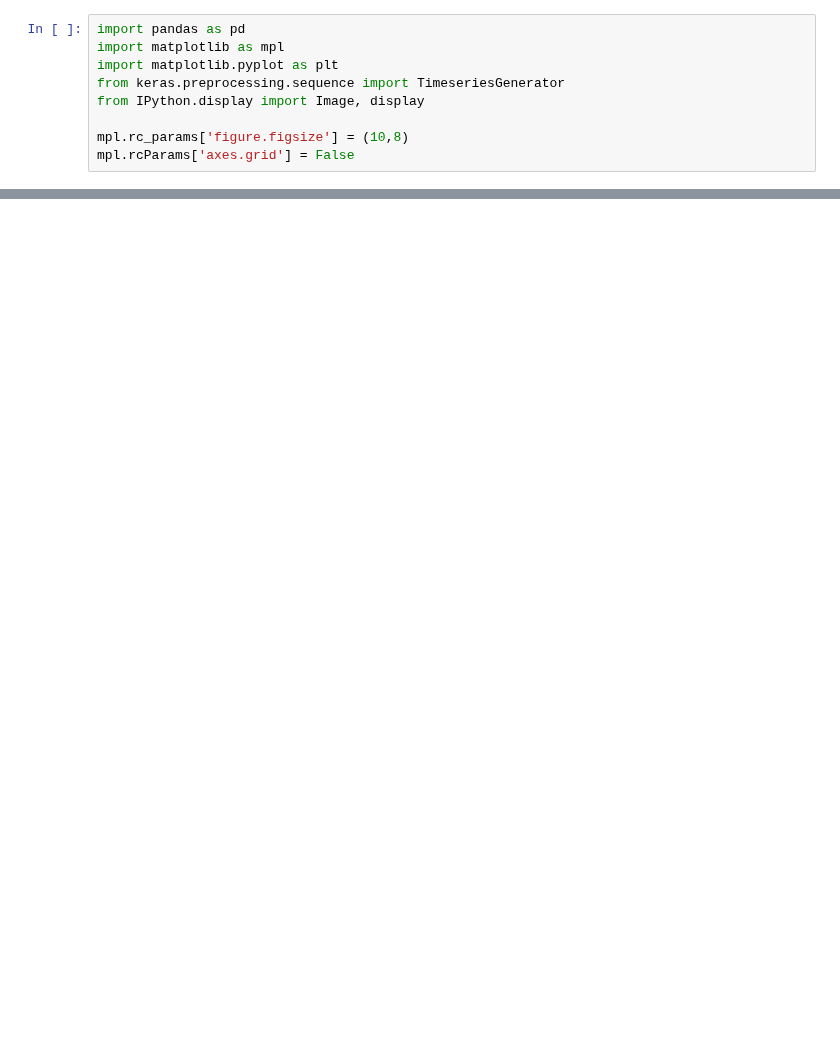
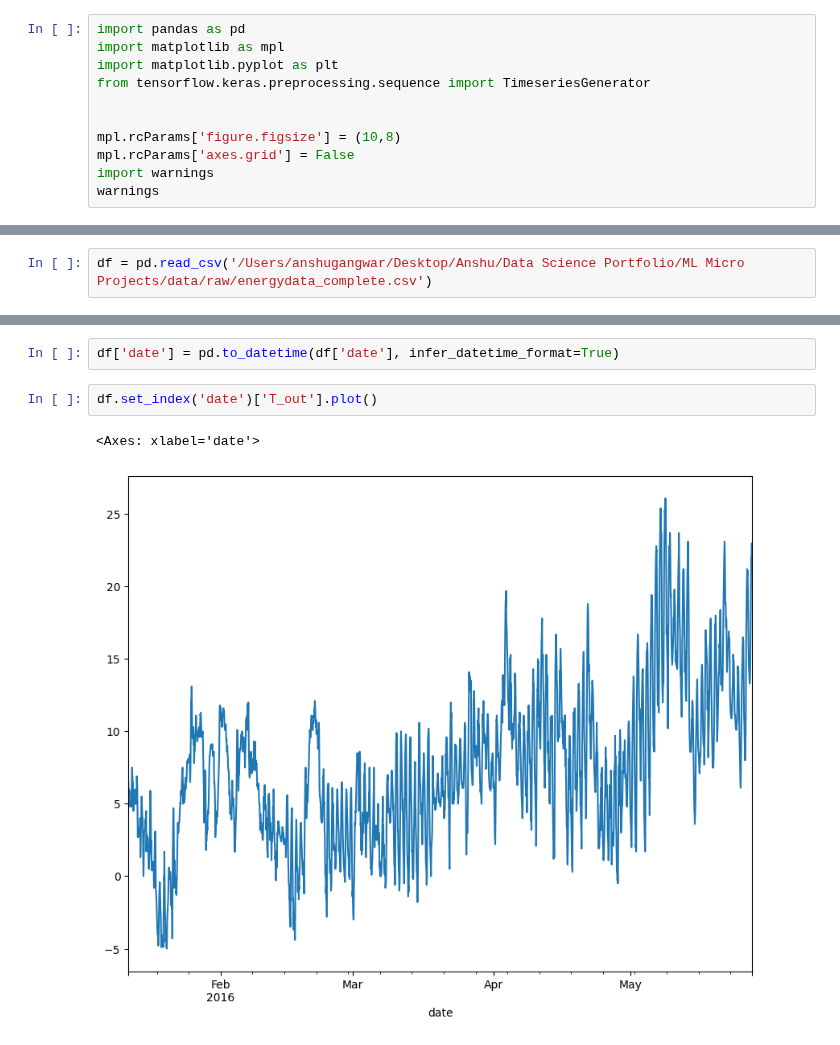
Before and after one commit to anshu57/Data-Science-Portfolio, a Jupyter notebook: ML Micro Projects/notebooks/Time Series Analysis/TIme Series Functions for Sequencing.ipynb, the cells around one changed output, grey strips where cells are left out. Saved outputs shown, nothing was run; the diff lists cells and outputs as text; blank space fills up the shorter version.

```diff
--- a/ML Micro Projects/notebooks/Time Series Analysis/TIme Series Functions for Sequencing.ipynb
+++ b/ML Micro Projects/notebooks/Time Series Analysis/TIme Series Functions for Sequencing.ipynb
@@ -2,8 +2,10 @@
 import pandas as pd
 import matplotlib as mpl
 import matplotlib.pyplot as plt
-from keras.preprocessing.sequence import TimeseriesGenerator
-from IPython.display import Image, display
+from tensorflow.keras.preprocessing.sequence import TimeseriesGenerator
 
-mpl.rc_params['figure.figsize'] = (10,8)
+
+mpl.rcParams['figure.figsize'] = (10,8)
 mpl.rcParams['axes.grid'] = False
+import warnings
+warnings
@@ -11,0 +12,2 @@ ImportError: cannot import name 'TimeseriesGenerator' from 'keras.preprocessing.
+# %%
+df = pd.read_csv('/Users/anshugangwar/Desktop/Anshu/Data Science Portfolio/ML Micro Projects/data/raw/energydata_complete.csv')
@@ -11,0 +66,7 @@ ImportError: cannot import name 'TimeseriesGenerator' from 'keras.preprocessing.
+# %%
+df['date'] = pd.to_datetime(df['date'], infer_datetime_format=True)
+# %%
+df.set_index('date')['T_out'].plot()
+# %% [output]
+<Axes: xlabel='date'>
+[figure, added]
```
Also changed, not shown: parts of 22 cells of this notebook, 1 other file.
